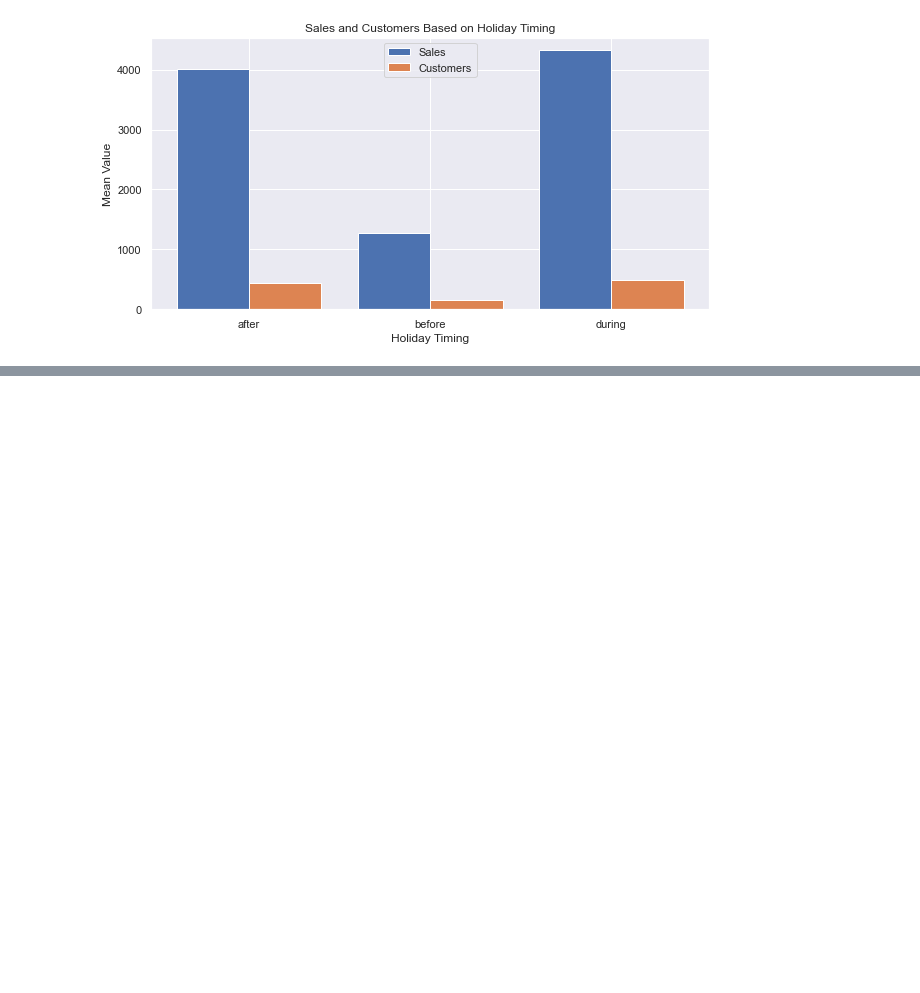
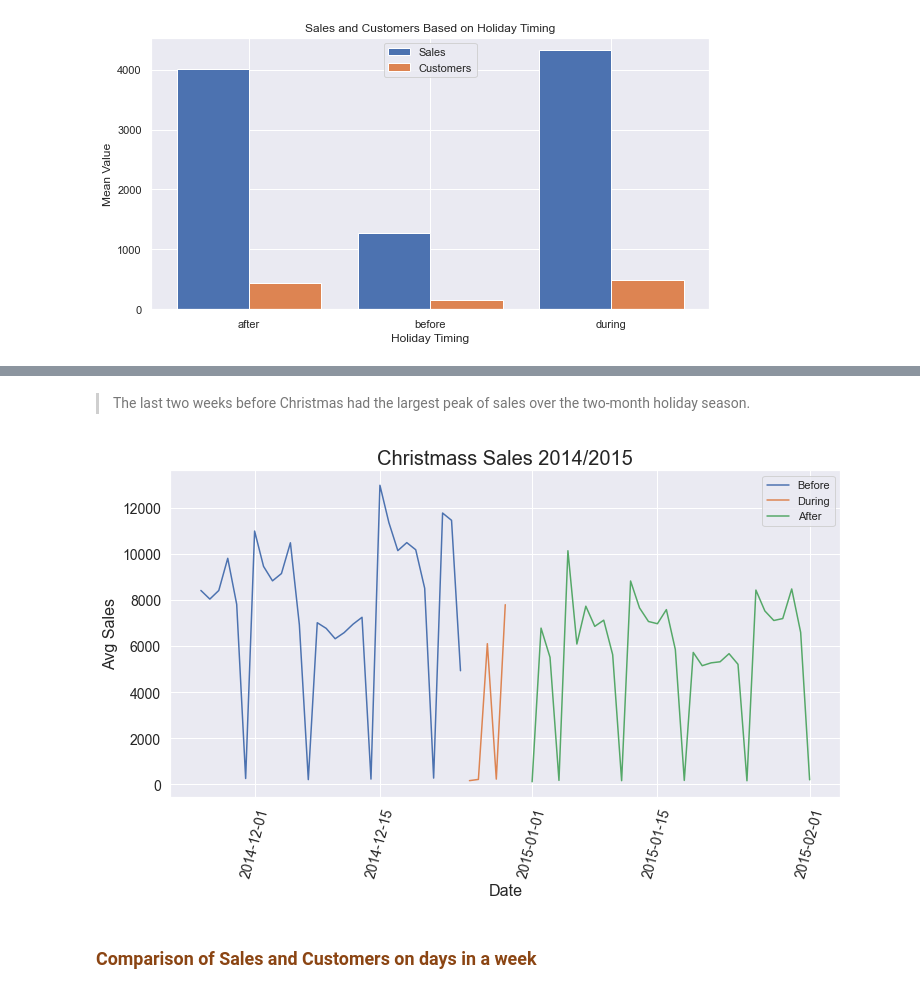
Before and after one commit to Melak2017/Pharmaceutical-Sales-Prediction-, a Jupyter notebook: notebooks/data_exploration.ipynb, the cells around one changed output, grey strips where cells are left out. Drawn from its saved outputs; the diff is of its cells as text; code cells hidden in the pictures; blank space fills up the shorter version.

Commit message:
sales behavior during christmas

```diff
--- a/notebooks/data_exploration.ipynb
+++ b/notebooks/data_exploration.ipynb
@@ -314,0 +340,29 @@ plt.legend()
+# %% [markdown]
+>The last two weeks before Christmas had the largest peak of sales over the two-month holiday season.
+# %%
+before_index = (train_df["Date"] >= pd.to_datetime("2014-11-25")) & (train_df["Date"] < pd.to_datetime("2014-12-25"))
+before_xmass = train_df[before_index].groupby("Date").agg({"Sales": "mean"})
+
+during_index = (train_df["Date"] >= pd.to_datetime("2014-12-25")) & (train_df["Date"] < pd.to_datetime("2014-12-30"))
+during_xmass = train_df[during_index].groupby("Date").agg({"Sales": "mean"})
+
+after_index = (train_df["Date"] >= pd.to_datetime("2015-01-01")) & (train_df["Date"] < pd.to_datetime("2015-02-02"))
+after_xmass = train_df[after_index].groupby("Date").agg({"Sales": "mean"})
+
+
+plt.figure(figsize=(12, 6))
+
+sns.lineplot(x = before_xmass.index, y = before_xmass["Sales"], label='Before')
+sns.lineplot(x = during_xmass.index, y = during_xmass["Sales"], label='During')
+sns.lineplot(x = after_xmass.index, y = after_xmass["Sales"], label='After')
+
+plt.title("Christmass Sales 2014/2015", size=20)
+plt.xticks(rotation=75, fontsize=14)
+plt.yticks(fontsize=14)
+plt.xlabel(xlabel="Date", fontsize=16)
+plt.ylabel(ylabel="Avg Sales", fontsize=16)
+plt.show()
+# %% [output]
+[figure, added]
+# %% [markdown]
+### <font color='saddlebrown'>Comparison of Sales and Customers on days in a week</font>
```
Also changed, not shown: parts of 4 cells of this notebook.
